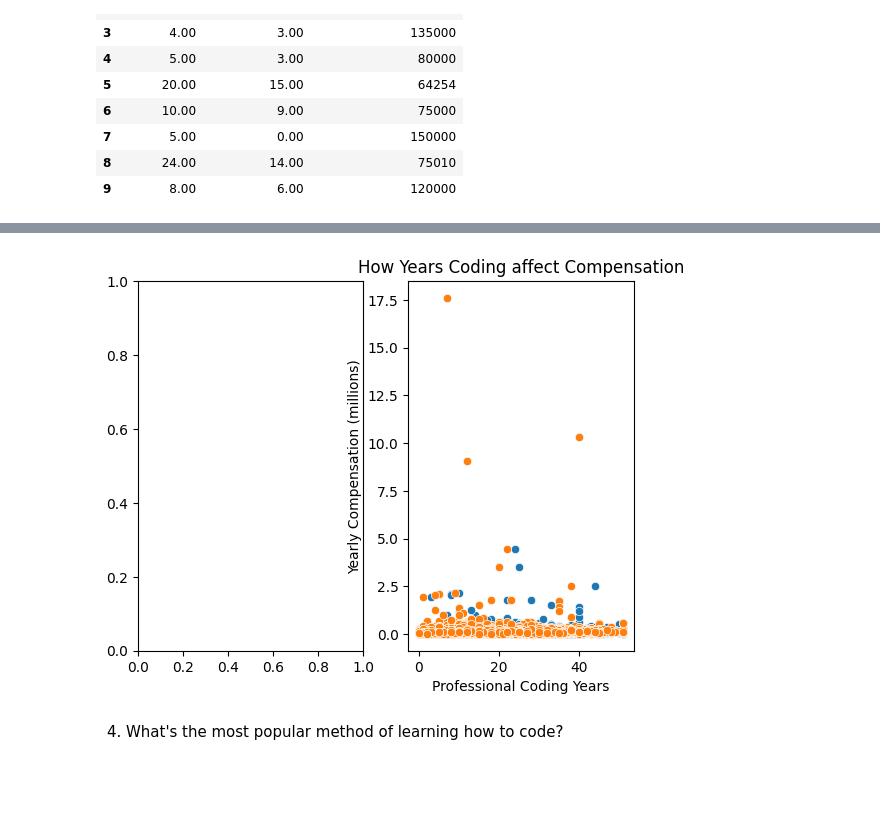
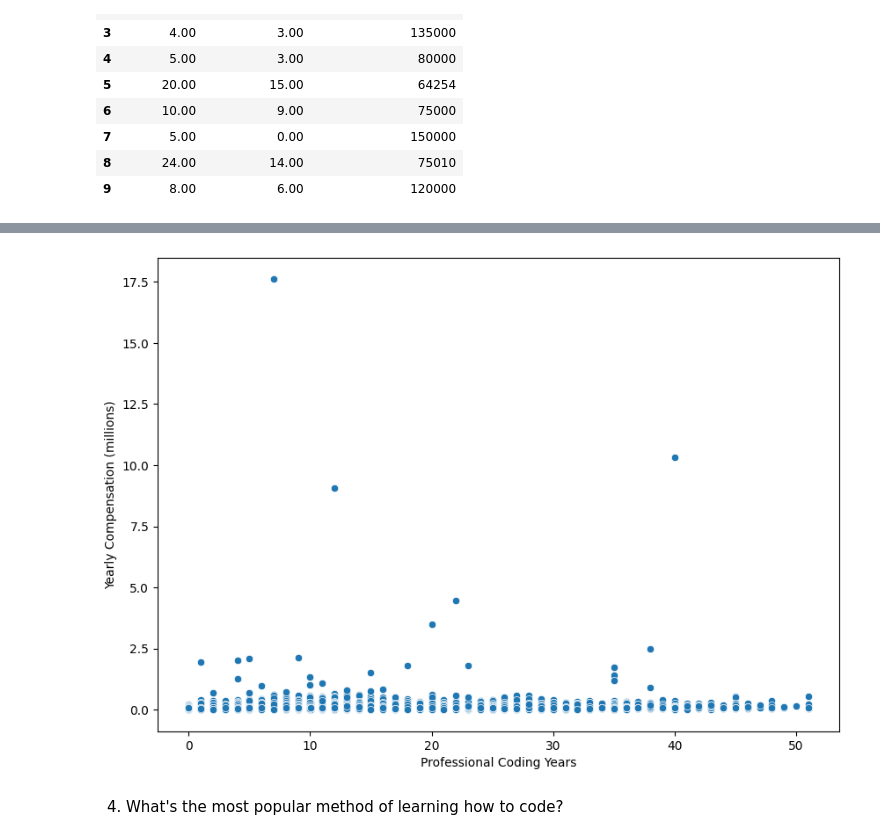
Before and after one commit to see-3pO/2022-Stack-Overflow-Survey-Analysis, a Jupyter notebook: developer_survey_analysis.ipynb, the cells around one changed output, grey strips where cells are left out. Cells and saved outputs as stored; diff of their text form; code cells hidden in the pictures; blank space fills up the shorter version.

```diff
--- a/developer_survey_analysis.ipynb
+++ b/developer_survey_analysis.ipynb
@@ -286,0 +334,6 @@ clean_df[["YearsCode","YearsCodePro","YearlyCompensation"]].head(10)
+# %%
+fig, ax = plt.subplots(figsize=(10,7))
+ax = sns.regplot(data=clean_df,
+            x = "YearsCode",
+            y = "YearsCodePro",
+            line_kws = {"color": "red"})
@@ -287,30 +360,18 @@ clean_df[["YearsCode","YearsCodePro","YearlyCompensation"]].head(10)
 # %%
-fig, (ax1,ax2) = plt.subplots(nrows=1, ncols=2)
-ax1 = sns.scatterplot(data=clean_df,
-                     x="YearsCode",
-                     y="YearlyCompensation"
-                     )
-
-ax1.set_ylabel("Yearly Compensation (millions)")
-ax1.set_xlabel("Years Coding")
-ax1.set_title("How Years Coding affect Compensation")
-
-ax1.yaxis.set_major_formatter(formatter)
-ax1.yaxis.set_minor_formatter(NullFormatter())
-
-
+#How number of Years of Coding Professionally affects the Compensation offered
+fig, ax2 = plt.subplots(figsize=(10,7))
 ax2 = sns.scatterplot(data=clean_df,
                      x="YearsCodePro",
                      y="YearlyCompensation"
                      )
 
 ax2.set_ylabel("Yearly Compensation (millions)")
 ax2.set_xlabel("Professional Coding Years")
 ax.set_title("How Years Coding Professionally affect Compensation")
 
 ax2.yaxis.set_major_formatter(formatter)
 ax2.yaxis.set_minor_formatter(NullFormatter())
 # %% [output]
-[figure, old version]
+[figure, new version]
 # %% [markdown]
  4. What's the most popular method of learning how to code?
```
Also changed, not shown: parts of 21 cells of this notebook.
